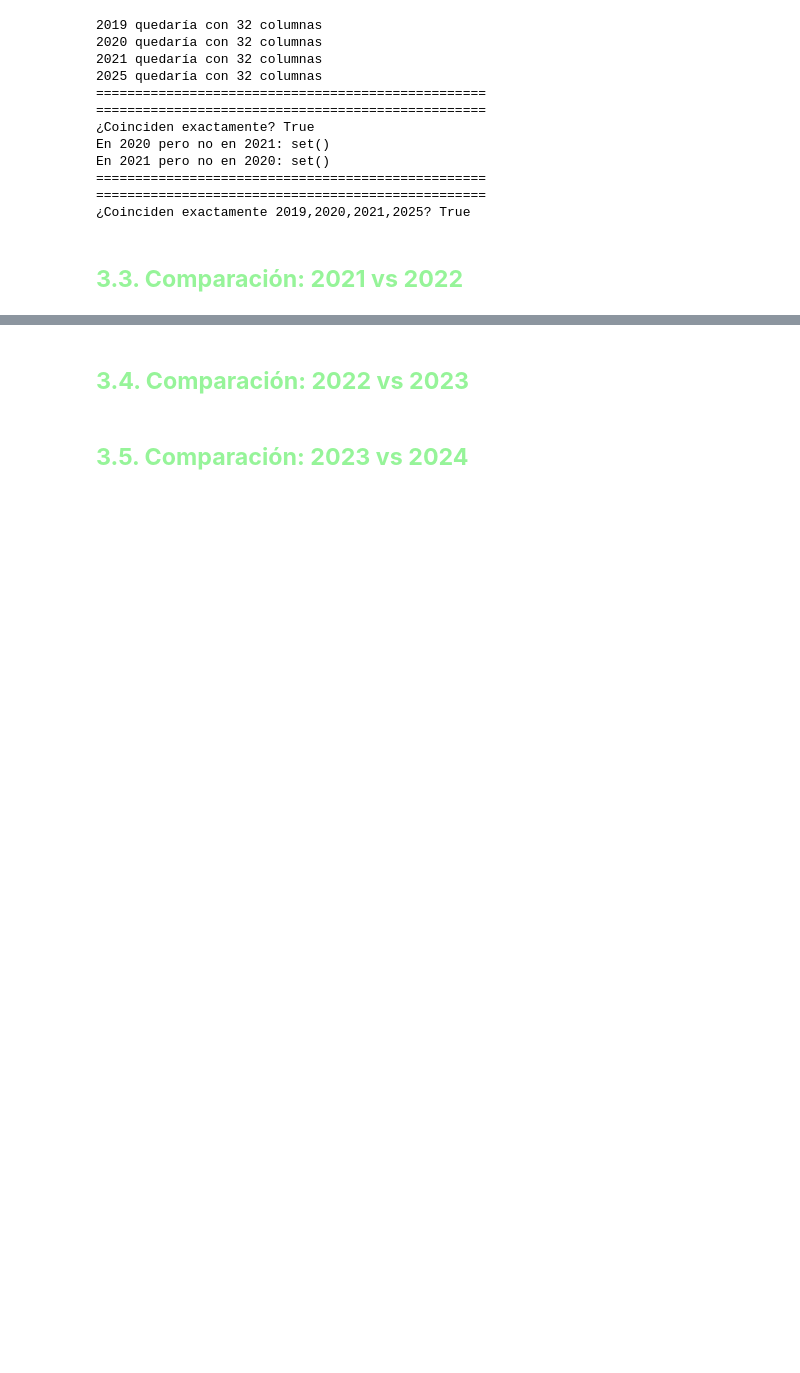
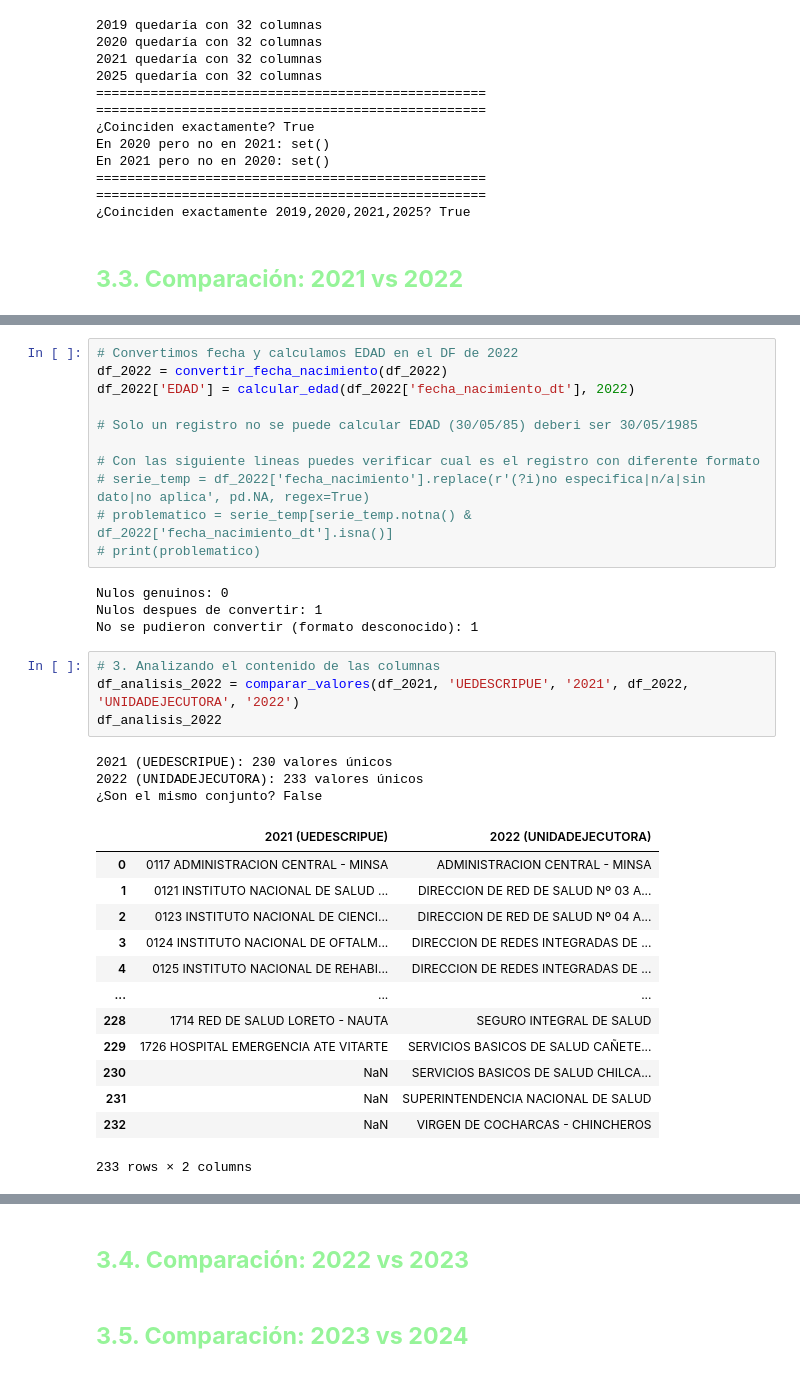
Before and after one commit to nadia0207/minsa-rrhh-analytics, a Jupyter notebook: notebooks/01_comparacion_columnas.ipynb, the cells around one changed output, grey strips where cells are left out. Cells and saved outputs as stored; diff of their text form; blank space fills up the shorter version.

```diff
--- a/notebooks/01_comparacion_columnas.ipynb
+++ b/notebooks/01_comparacion_columnas.ipynb
@@ -997,0 +1112,36 @@ En 2021 pero no en 2020: set()
+# %%
+# Convertimos fecha y calculamos EDAD en el DF de 2022
+df_2022 = convertir_fecha_nacimiento(df_2022)
+df_2022['EDAD'] = calcular_edad(df_2022['fecha_nacimiento_dt'], 2022)
+
+# Solo un registro no se puede calcular EDAD (30/05/85) deberi ser 30/05/1985
+
+# Con las siguiente lineas puedes verificar cual es el registro con diferente formato
+# serie_temp = df_2022['fecha_nacimiento'].replace(r'(?i)no especifica|n/a|sin dato|no aplica', pd.NA, regex=True)
+# problematico = serie_temp[serie_temp.notna() & df_2022['fecha_nacimiento_dt'].isna()]
+# print(problematico)
+# %% [output]
+Nulos genuinos: 0
+Nulos despues de convertir: 1
+No se pudieron convertir (formato desconocido): 1
+# %%
+# 3. Analizando el contenido de las columnas
+df_analisis_2022 = comparar_valores(df_2021, 'UEDESCRIPUE', '2021', df_2022, 'UNIDADEJECUTORA', '2022')
+df_analisis_2022
+# %% [output]
+2021 (UEDESCRIPUE): 230 valores únicos
+2022 (UNIDADEJECUTORA): 233 valores únicos
+¿Son el mismo conjunto? False
+|  | 2021 (UEDESCRIPUE) | 2022 (UNIDADEJECUTORA) |
+| 0 | 0117 ADMINISTRACION CENTRAL - MINSA | ADMINISTRACION CENTRAL - MINSA |
+| 1 | 0121 INSTITUTO NACIONAL DE SALUD ... | DIRECCION DE RED DE SALUD Nº 03 A... |
+| 2 | 0123 INSTITUTO NACIONAL DE CIENCI... | DIRECCION DE RED DE SALUD Nº 04 A... |
+| 3 | 0124 INSTITUTO NACIONAL DE OFTALM... | DIRECCION DE REDES INTEGRADAS DE ... |
+| 4 | 0125 INSTITUTO NACIONAL DE REHABI... | DIRECCION DE REDES INTEGRADAS DE ... |
+| ... | ... | ... |
+| 228 | 1714 RED DE SALUD LORETO - NAUTA | SEGURO INTEGRAL DE SALUD |
+| 229 | 1726 HOSPITAL EMERGENCIA ATE VITARTE | SERVICIOS BASICOS DE SALUD CAÑETE... |
+| 230 | NaN | SERVICIOS BASICOS DE SALUD CHILCA... |
+| 231 | NaN | SUPERINTENDENCIA NACIONAL DE SALUD |
+| 232 | NaN | VIRGEN DE COCHARCAS - CHINCHEROS |
+233 rows × 2 columns
```
Also changed, not shown: parts of 17 cells of this notebook.
